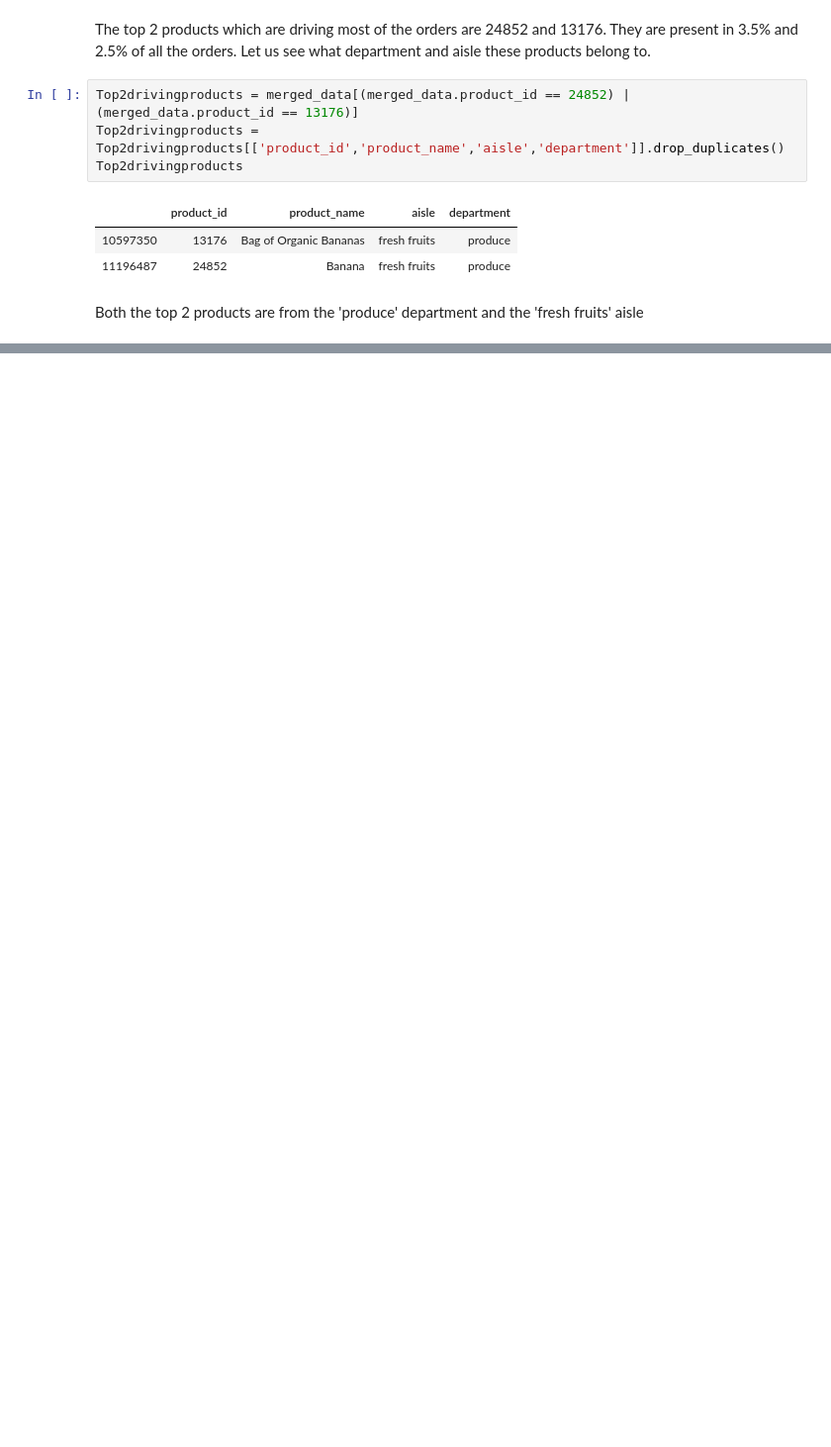
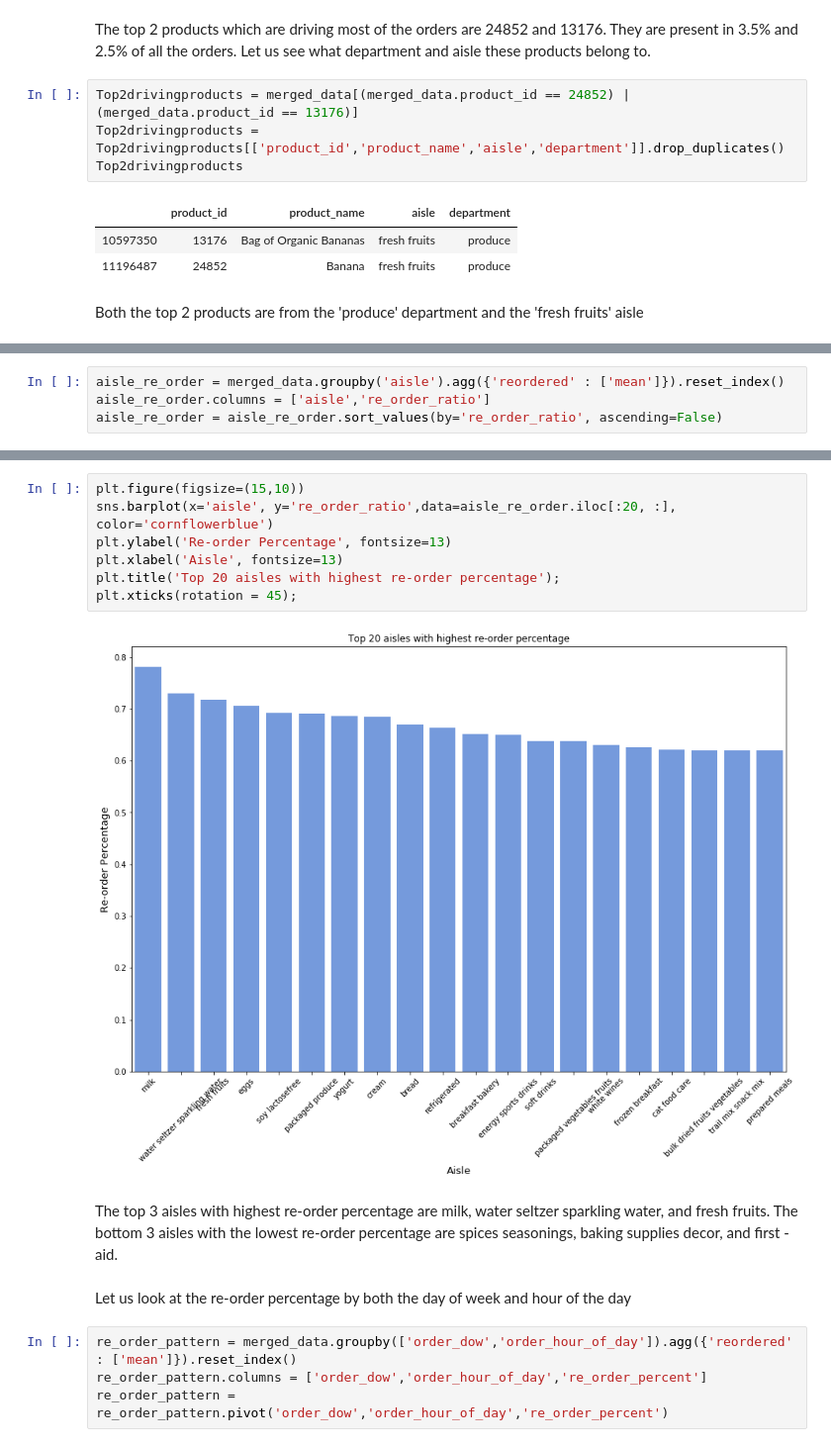
Before and after one commit to yashwanthky/Instacart_Market_Basket_Analysis, a Jupyter notebook: Data_Loading_Exploration.ipynb, the cells around one changed output, grey strips where cells are left out. Shown at 99% size. Drawn from its saved outputs; the diff is of its cells as text; blank space fills up the shorter version.

```diff
--- a/Data_Loading_Exploration.ipynb
+++ b/Data_Loading_Exploration.ipynb
@@ -355,0 +395,4 @@ Both the top 2 products are from the 'produce' department and the 'fresh fruits'
+# %%
+aisle_re_order = merged_data.groupby('aisle').agg({'reordered' : ['mean']}).reset_index()
+aisle_re_order.columns = ['aisle','re_order_ratio']
+aisle_re_order = aisle_re_order.sort_values(by='re_order_ratio', ascending=False)
@@ -355,0 +415,17 @@ Both the top 2 products are from the 'produce' department and the 'fresh fruits'
+# %%
+plt.figure(figsize=(15,10))
+sns.barplot(x='aisle', y='re_order_ratio',data=aisle_re_order.iloc[:20, :], color='cornflowerblue')
+plt.ylabel('Re-order Percentage', fontsize=13)
+plt.xlabel('Aisle', fontsize=13)
+plt.title('Top 20 aisles with highest re-order percentage');
+plt.xticks(rotation = 45);
+# %% [output]
+[figure, added]
+# %% [markdown]
+The top 3 aisles with highest re-order percentage are milk, water seltzer sparkling water, and fresh fruits. The bottom 3 aisles with the lowest re-order percentage are spices seasonings, baking supplies decor, and first - aid.
+# %% [markdown]
+Let us look at the re-order percentage by both the day of week and hour of the day
+# %%
+re_order_pattern = merged_data.groupby(['order_dow','order_hour_of_day']).agg({'reordered' : ['mean']}).reset_index()
+re_order_pattern.columns = ['order_dow','order_hour_of_day','re_order_percent']
+re_order_pattern = re_order_pattern.pivot('order_dow','order_hour_of_day','re_order_percent')
```
Also changed, not shown: parts of 17 cells of this notebook.
